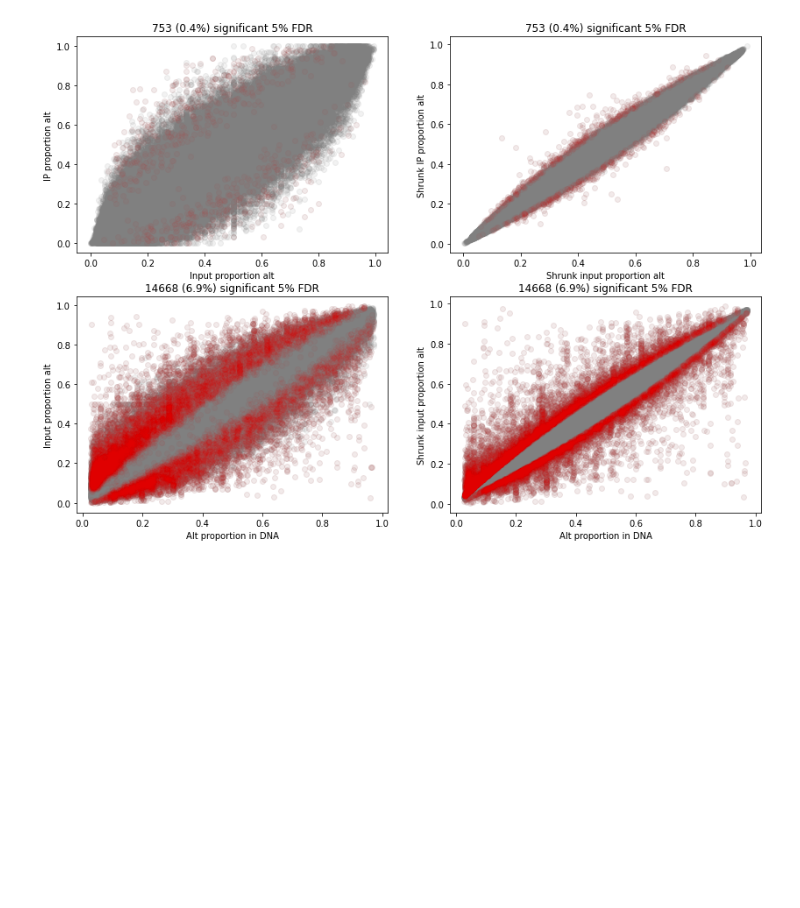
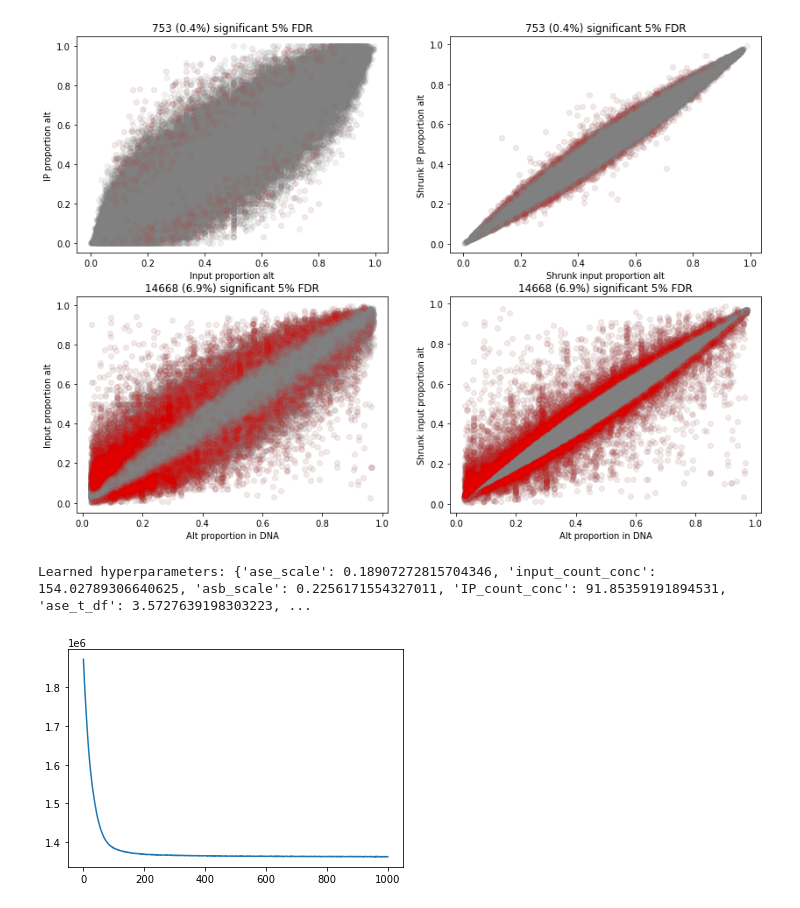
Before and after one commit to daklab/poolqtl, a Jupyter notebook: src/1_detect_ASB_RBFOX2.ipynb, the cells around one changed output. Cells and saved outputs as stored; diff of their text form; code cells hidden in the pictures; blank space fills up the shorter version.

```diff
--- a/src/1_detect_ASB_RBFOX2.ipynb
+++ b/src/1_detect_ASB_RBFOX2.ipynb
@@ -137,19 +141,14 @@ Joining genotype+input with IP allelic counts
 # %% [markdown]
 # Run beta models
 # %%
-reload(beta_model)
-use_structured_guide = True
-for rep_index in range(len(merged)):
-
-    results = beta_model.fit_plot_and_save(dat_sub[rep_index],
+results = [ beta_model.fit_and_save(dat_sub[rep_index],
                                              results_dir / ("beta"
                                                             + ("_struct" if use_structured_guide else "")
                                                             + ("_rep%i.tsv.gz" % rep_index)),
                                              use_structured_guide = True,
                                              fdr_threshold = fdr_threshold,
                                              iterations = 1000,
-                                             device = "cuda:0")
-results
+                                             device = device) for rep_index in range(len(merged)) ]
 # %% [output]
 Learned hyperparameters: {'input_conc': 67.92131805419922, 'input_count_conc': 251.7362060546875, 'IP_conc': 57.42010498046875, 'IP_count_conc': 241.2117919921875}
 [figure]
@@ -174,19 +186,28 @@ For the beta model we model the two ratios (input and IP) separately but allow p
 
 Could also run this with the mean field guide.
 # %%
-reload(gaussian_model)
-reload(asb_data)
-for rep_index in range(len(merged)):
-
-    results = gaussian_model.fit_plot_and_save(dat_sub[rep_index],
+results = [ gaussian_model.fit_and_save(dat_sub[rep_index],
                                              results_dir / ("normal"
                                                             + ("_struct" if use_structured_guide else "")
                                                             + ("_rep%i.tsv.gz" % rep_index)),
                                              use_structured_guide = True,
-                                             fdr_threshold = fdr_threshold,
                                              iterations = 1000,
-                                             device = "cuda:0")
+                                             device = device) for rep_index in range(len(merged)) ]
 # %% [output]
 Learned hyperparameters: {'ase_scale': 0.18900948762893677, 'input_count_conc': 153.84732055664062, 'asb_scale': 0.22531545162200928, 'IP_count_conc': 91.64128875732422, 'ase_t_df': 3.5703365802764893 ...
 [figure]
 [figure]
+# %%
+reload(gaussian_model)
+results = [ gaussian_model.fit_and_save(dat_sub[rep_index],
+                                             results_dir / ("normal"
+                                                            + ("_struct" if use_structured_guide else "")
+                                                            + ("_rep%i.tsv.gz" % rep_index)),
+                                             use_structured_guide = True,
+                                             studentT = True, # find more sig with studentT
+                                             learn_t_dof = True,
+                                             iterations = 1000,
+                                             device = device) for rep_index in range(len(merged)) ]
+# %% [output]
+Learned hyperparameters: {'ase_scale': 0.18907272815704346, 'input_count_conc': 154.02789306640625, 'asb_scale': 0.2256171554327011, 'IP_count_conc': 91.85359191894531, 'ase_t_df': 3.5727639198303223, ...
+[figure, added]
```
Also changed, not shown: parts of 15 cells of this notebook, 11 other files.
